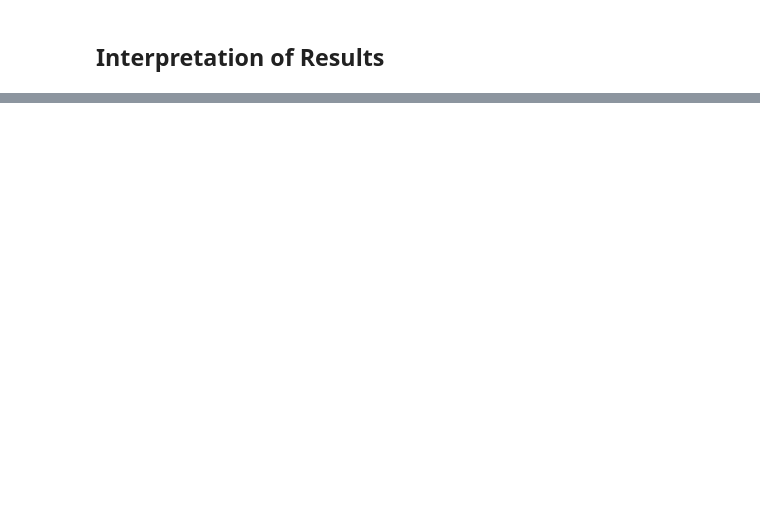
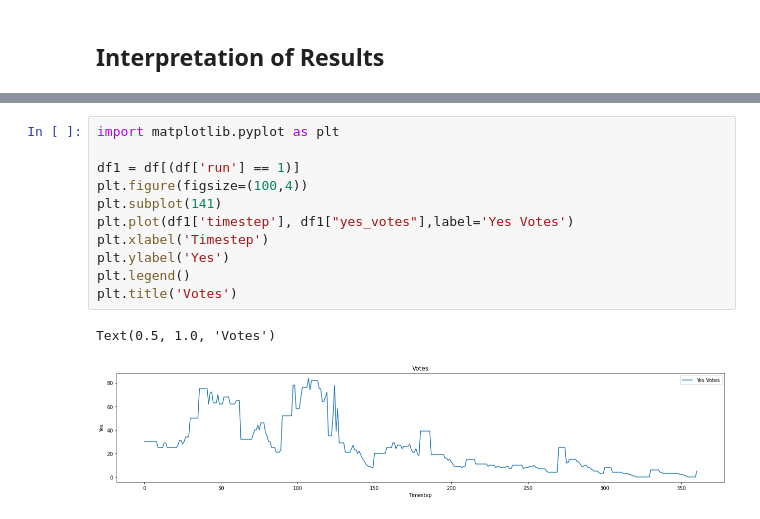
Before and after one commit to marc4gov/dao2nft, a Jupyter notebook: dao2nft.ipynb, the cells around one changed output, grey strips where cells are left out. Cells and saved outputs as stored; diff of their text form; blank space fills up the shorter version.

```diff
--- a/dao2nft.ipynb
+++ b/dao2nft.ipynb
@@ -323,0 +154,14 @@ df_state.head()
+# %%
+import matplotlib.pyplot as plt
+
+df1 = df[(df['run'] == 1)]
+plt.figure(figsize=(100,4))
+plt.subplot(141)
+plt.plot(df1['timestep'], df1["yes_votes"],label='Yes Votes')
+plt.xlabel('Timestep')
+plt.ylabel('Yes')
+plt.legend()
+plt.title('Votes')
+# %% [output]
+Text(0.5, 1.0, 'Votes')
+[figure, added]
```
Also changed, not shown: parts of 13 cells of this notebook, 20 other files.
